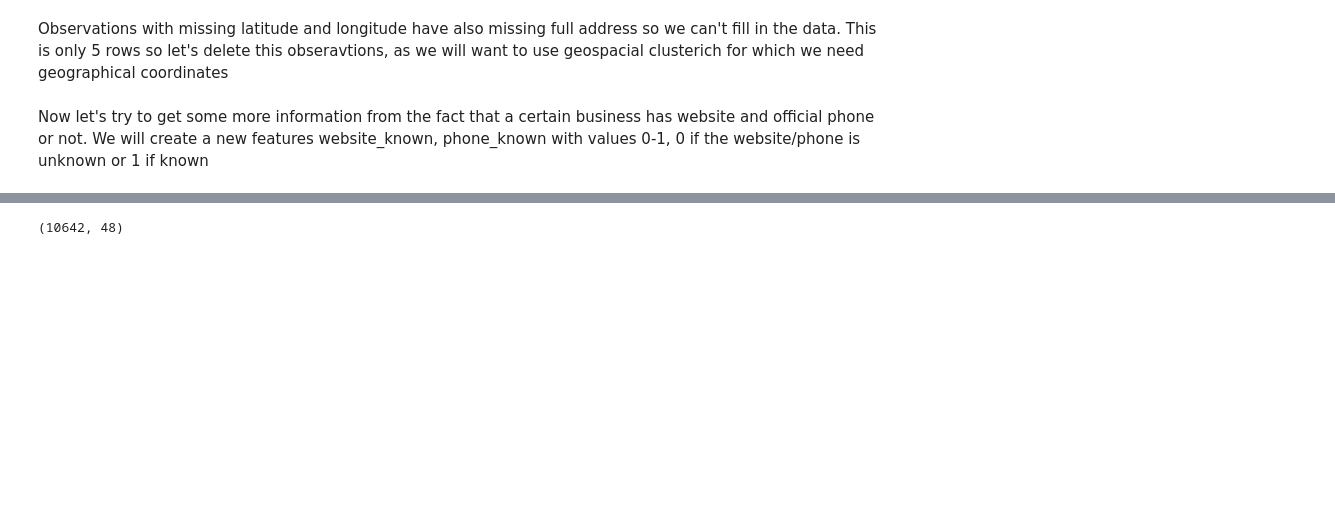
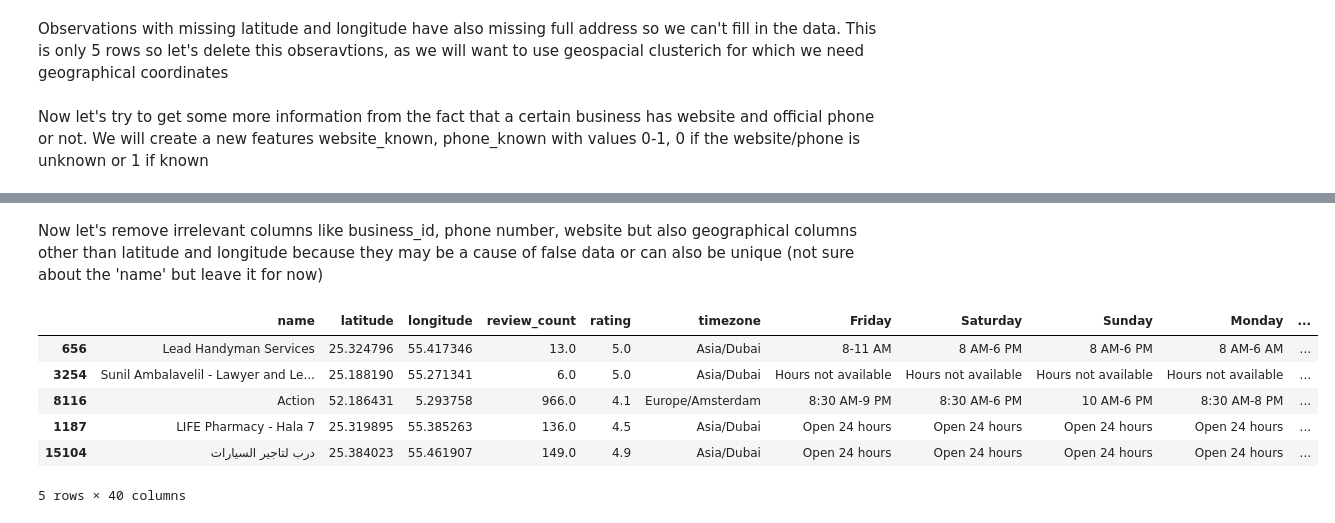
Before and after one commit to katarzynarogalska/LocationIntelligence-clustering, a Jupyter notebook: Location_FeatureEng.ipynb, the cells around one changed output, grey strips where cells are left out. Cells and saved outputs as stored; diff of their text form; code cells hidden in the pictures; blank space fills up the shorter version.

Commit message:
Remove_irr_columns

```diff
--- a/Location_FeatureEng.ipynb
+++ b/Location_FeatureEng.ipynb
@@ -85,0 +104,20 @@ contact_known_adder = Pipeline(steps=[ ('new_contact_columns_adder', ContactKnow
+# %%
+# determined categories
+main_categories = ["Hotel","Restaurant","Shop","Service","Agency","Dealer","Repair","Car","Travel","Fitness","Health","Dental","RealEstate",
+    "Office","Tourist","Attraction","Park","Attorney","Bank","Pharmacy","Supermarket","Bakery","Barbershop","Hospital","Library","Museum","Cinema",
+    "Store","Jeweler","Beauty"
+]
+# %%
+class ClassifyType(BaseEstimator, TransformerMixin): # classify given row to one of the categories above using types column
+    def fit(self, X, y=None):
+        return self
+    def transform(self,X):
+        def classify(text):
+            for category in main_categories:
+                if re.search(category, text, re.IGNORECASE):
+                    return category
+            return 'Other'
+        X['main_category'] = X['types'].apply(classify)
+        return X
+
+main_category_adder = Pipeline(steps=[('add_grouped_category', ClassifyType())])
@@ -86,10 +140,31 @@ contact_known_adder = Pipeline(steps=[ ('new_contact_columns_adder', ContactKnow
+# %% [markdown]
+Now let's remove irrelevant columns like business_id, phone number, website but also geographical columns other than latitude and longitude because they may be a cause of false data or can also be unique (not sure about the 'name' but leave it for now)
+# %%
+class IrrelevantColumnRemover(BaseEstimator, TransformerMixin):
+    def __init__(self, irrelevant_columns):
+        self.irrelevant_columns = irrelevant_columns
+    def fit(self, X, y=None):
+        return self
+    def transform(self, X):
+        return X.drop(columns = self.irrelevant_columns)
+
+irrelevant_cols = ['business_id','phone_number','full_address','website','country','city','place_id','place_link', 'types' ]
+
+noise_remover = Pipeline(steps=[('remove_irrelevant_or_mistaken_columns', IrrelevantColumnRemover(irrelevant_cols))])
 # %%
-pipes = [missing_remover, contact_known_adder]
+# make all transformations
+pipes = [missing_remover, contact_known_adder, main_category_adder, noise_remover]
 
 for pipe in pipes:
     pipe.fit(train_df)
     preprocessed_train_df = pipe.transform(train_df)
-# %%
-preprocessed_train_df.shape
-# %% [output]
-(10642, 48)
+# %%
+preprocessed_train_df.head(5)
+# %% [output]
+|  | name | latitude | longitude | review_count | rating | timezone | Friday | Saturday | Sunday | Monday | ... |
+| 656 | Lead Handyman Services | 25.324796 | 55.417346 | 13.0 | 5.0 | Asia/Dubai | 8-11 AM | 8 AM-6 PM | 8 AM-6 PM | 8 AM-6 AM | ... |
+| 3254 | Sunil Ambalavelil - Lawyer and Le... | 25.188190 | 55.271341 | 6.0 | 5.0 | Asia/Dubai | Hours not available | Hours not available | Hours not available | Hours not available | ... |
+| 8116 | Action | 52.186431 | 5.293758 | 966.0 | 4.1 | Europe/Amsterdam | 8:30 AM-9 PM | 8:30 AM-6 PM | 10 AM-6 PM | 8:30 AM-8 PM | ... |
+| 1187 | LIFE Pharmacy - Hala 7 | 25.319895 | 55.385263 | 136.0 | 4.5 | Asia/Dubai | Open 24 hours | Open 24 hours | Open 24 hours | Open 24 hours | ... |
+| 15104 | درب لتاجير السيارات | 25.384023 | 55.461907 | 149.0 | 4.9 | Asia/Dubai | Open 24 hours | Open 24 hours | Open 24 hours | Open 24 hours | ... |
+5 rows × 40 columns
```
Also changed, not shown: parts of 5 cells of this notebook.
